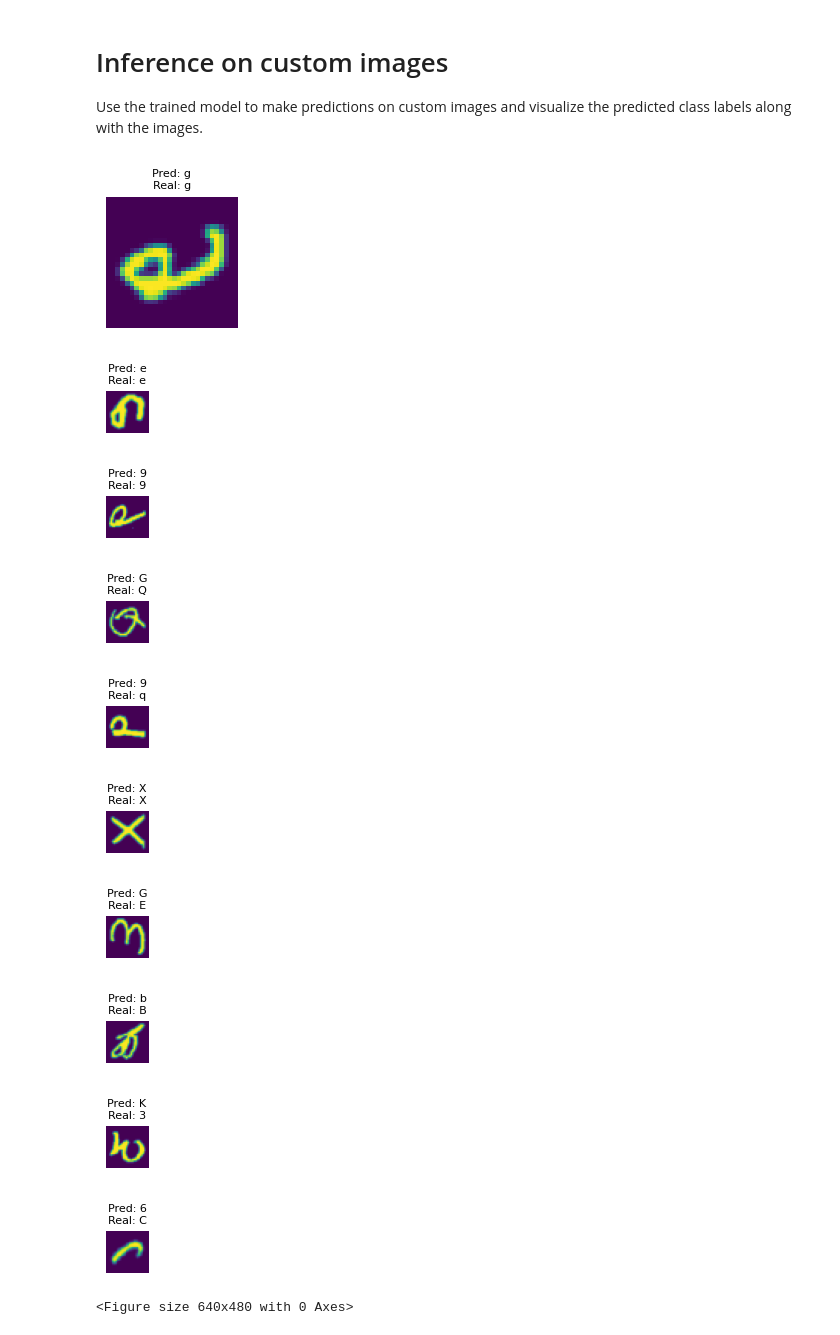
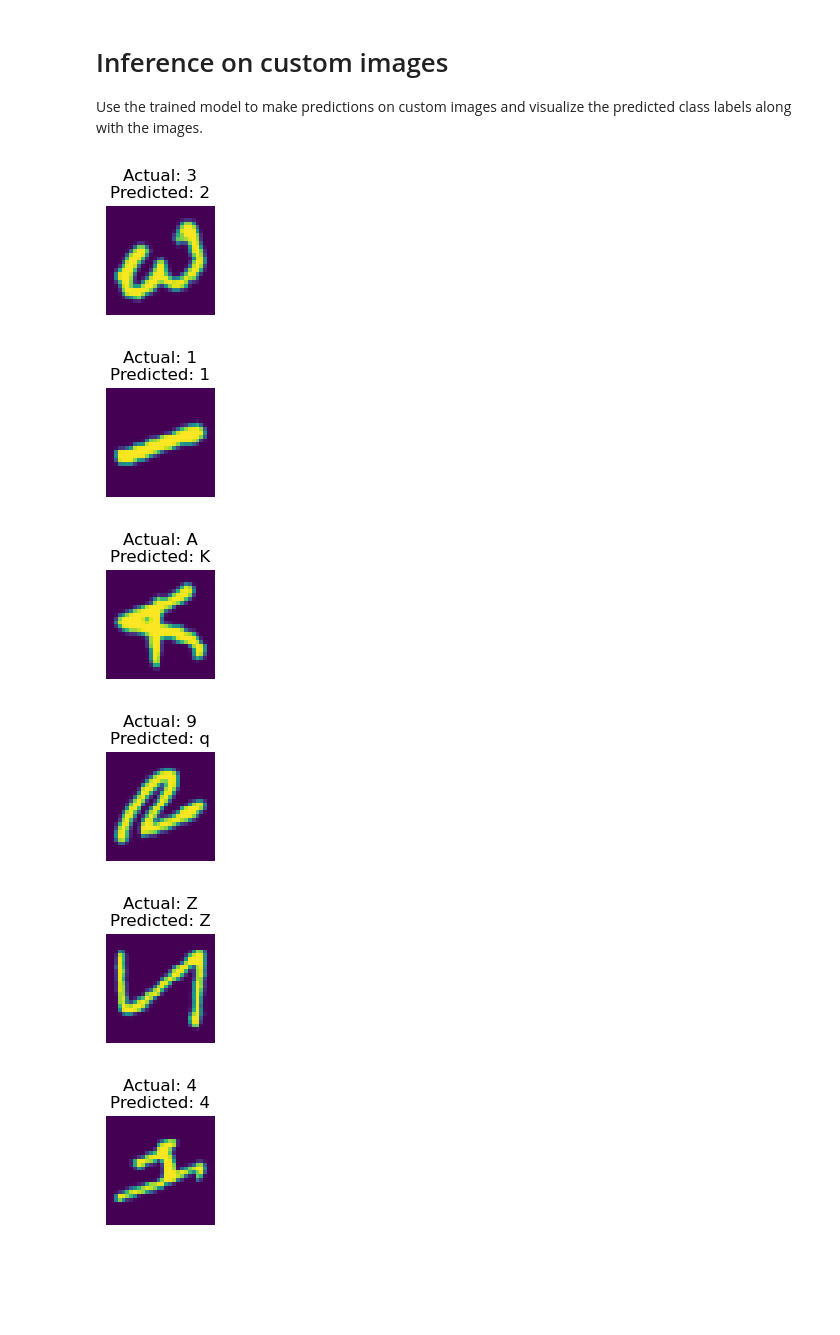
Before and after one commit to Moritz2k1/emnist_ml, a Jupyter notebook: group_mfja_emnist.ipynb, the cells around one changed output. Cells and saved outputs as stored; diff of their text form; code cells hidden in the pictures; blank space fills up the shorter version.

Commit message:
Update normalization, dataset shuffles, visualize predictions

```diff
--- a/group_mfja_emnist.ipynb
+++ b/group_mfja_emnist.ipynb
@@ -109,7 +111,7 @@ illustrate:
 In the following, parameter `scheduler` is an LR scheduler object from
 `torch.optim.lr_scheduler`.
 # %%
-def train_model(model, criterion, optimizer, scheduler, num_epochs=5):
+def train_model(model, criterion, optimizer, scheduler, num_epochs=20):
     since = time.time()
 
     # Create a temporary directory to save training checkpoints
@@ -306,5 +309,5 @@ This is expected as gradients don\'t need to be computed for most of the
 network. However, forward does need to be computed.
 # %%
 model_conv = train_model(model_conv, criterion, optimizer_conv,
-                         exp_lr_scheduler, num_epochs=5)
+                         exp_lr_scheduler, num_epochs=20)
 # %% [output]
@@ -348,54 +347,44 @@ Inference on custom images
 Use the trained model to make predictions on custom images and visualize
 the predicted class labels along with the images.
 # %%
-def visualize_predictions_fixed(model, dataloader, class_names, num_images=10):
+def visualize_model_predictions(model, dataloader, class_names, device, num_images):
 
     was_training = model.training
     model.eval()
+    images_shown = 0
+    fig = plt.figure()
 
-    images_displayed = 0
-
-    fig = plt.figure(figsize=(20, 5))  # Ensure enough horizontal space for 10 images
     with torch.no_grad():
-        for inputs, labels in dataloader:
-            inputs, labels = inputs.to(device), labels.to(device)
+        for i, (inputs, labels) in enumerate(dataloader):
+            inputs = inputs.to(device)
+            labels = labels.to(device)
 
             outputs = model(inputs)
             _, preds = torch.max(outputs, 1)
 
-            for i in range(inputs.size(0)):
-                if images_displayed == num_images:
+            for j in range(inputs.size(0)):
+                images_shown += 1
+                ax = plt.subplot(num_images // 2, 2, images_shown)
+                ax.axis('off')
+                ax.set_title(f'Actual: {class_names[labels[j]]}\nPredicted: {class_names[preds[j]]}')
+                imshow(inputs.cpu().data[j])
+
+                if images_shown == num_images:
                     model.train(mode=was_training)
-                    plt.tight_layout()  # Fix spacing between subplots
-                    plt.show()
                     return
-
-                ax = plt.subplot(1, num_images, images_displayed + 1)
-                ax.axis('off')
-                ax.set_title(f"Pred: {class_names[preds[i]]}\nReal: {class_names[labels[i]]}", fontsize=8)
-                imshow(inputs.cpu().data[i])
-
-                images_displayed += 1
-
-    model.train(mode=was_training)
-    plt.tight_layout()
-    plt.show()
+        model.train(mode=was_training)
 # %%
-visualize_predictions_fixed(
+visualize_model_predictions(
     model=model_conv,
     dataloader=dataloaders['test'],
     class_names=class_names,
-    num_images=10
+    device=device,
+    num_images=6
 )
 # %% [output]
-[figure, old version]
+[figure, new version]
-[figure, old version]
+[figure, new version]
-[figure, old version]
+[figure, new version]
-[figure, old version]
+[figure, new version]
-[figure, old version]
+[figure, new version]
-[figure, old version]
+[figure, new version]
-[figure, removed]
-[figure, removed]
-[figure, removed]
-[figure, removed]
-<Figure size 640x480 with 0 Axes>
```
Also changed, not shown: parts of 10 cells of this notebook, 1 other file.
